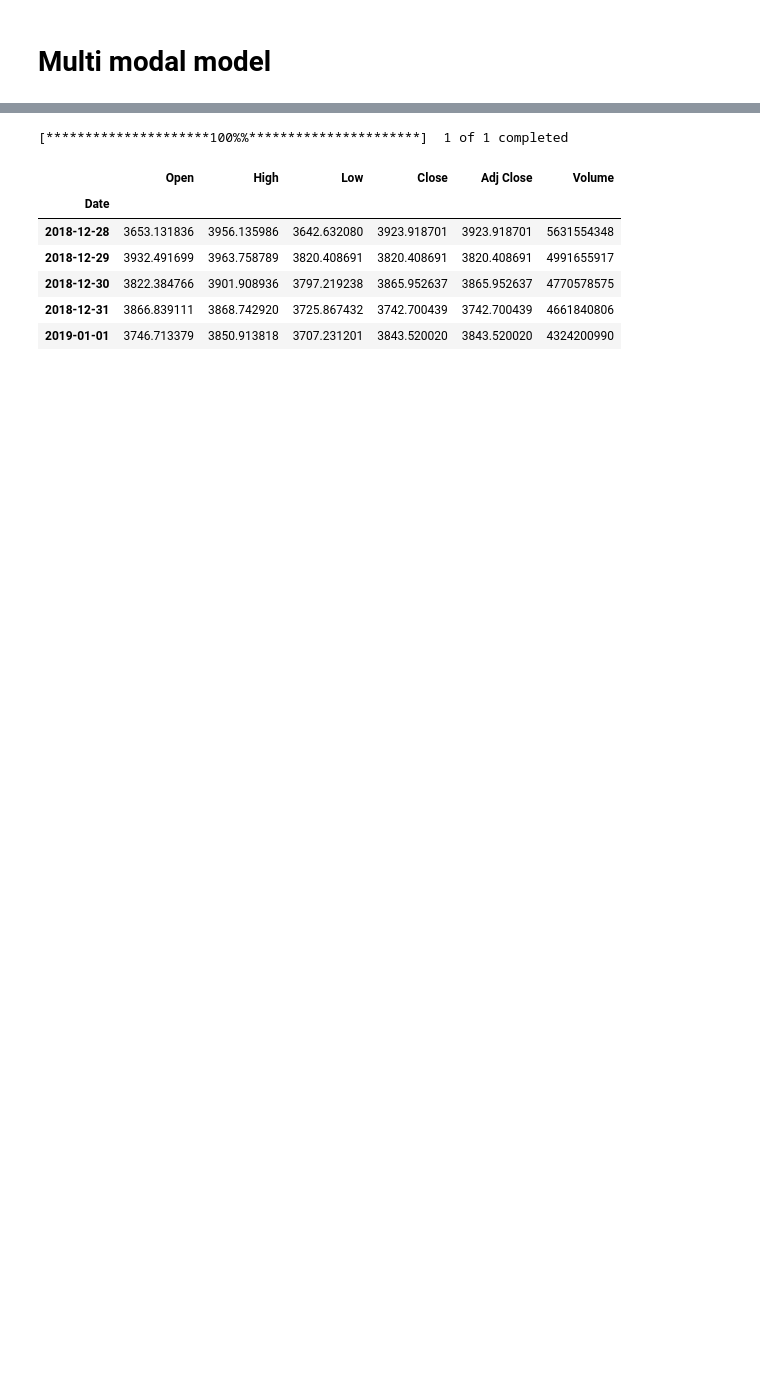
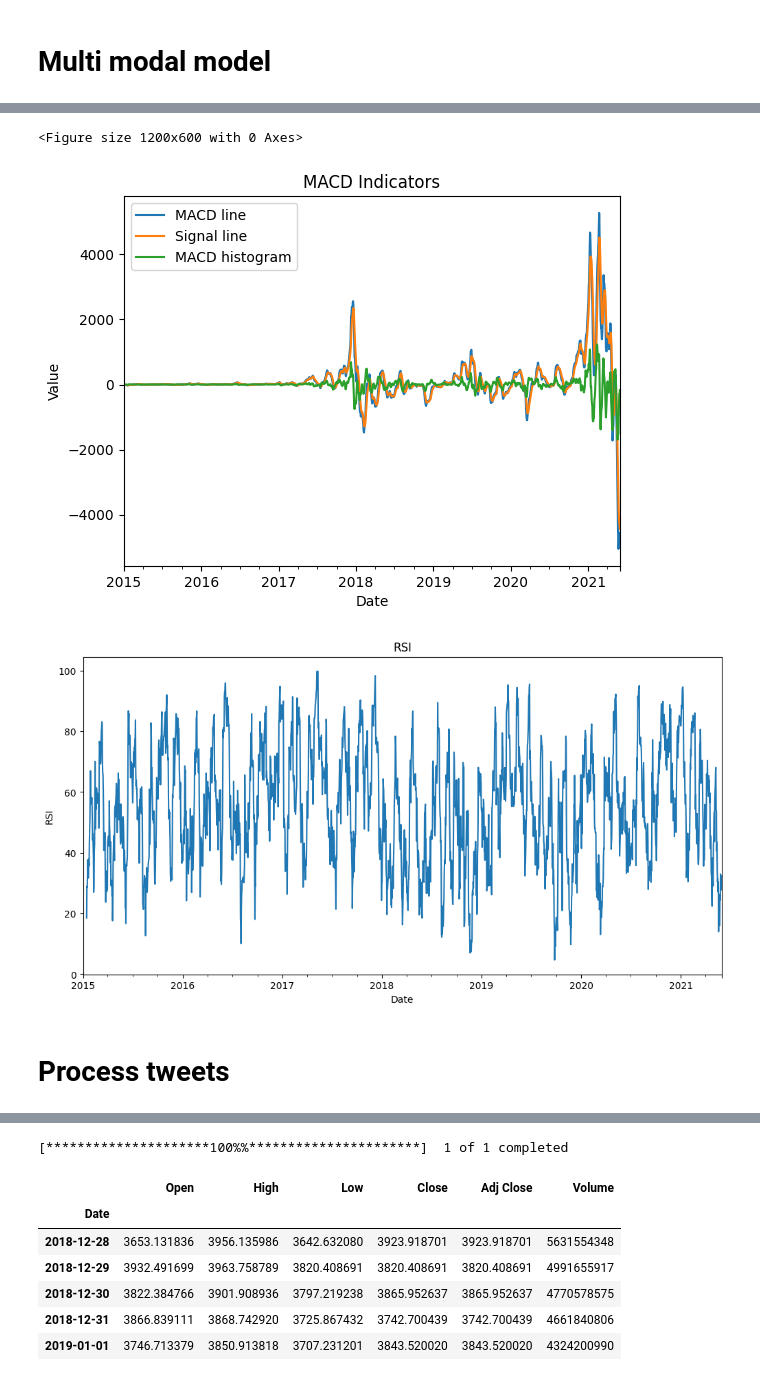
Before and after one commit to kaysho/MSc-Thesis, a Jupyter notebook: Multi_Modal_Model.ipynb, the cells around one changed output, grey strips where cells are left out. Cells and saved outputs as stored; diff of their text form; code cells hidden in the pictures; blank space fills up the shorter version.

```diff
--- a/Multi_Modal_Model.ipynb
+++ b/Multi_Modal_Model.ipynb
@@ -46,0 +222,23 @@ def processTweet(tweetFeed):
+# %%
+# Plotting MACD Line, Signal Line, MACD Histogram
+plt.figure(figsize=(12, 6))
+price[['MACD line', 'Signal line', 'MACD histogram']].plot()
+plt.title('MACD Indicators')
+plt.xlabel('Date')
+plt.ylabel('Value')
+plt.legend()
+plt.show()
+
+# Plotting RSI
+plt.figure(figsize=(12, 6))
+price['rsi'].plot()
+plt.title('RSI')
+plt.xlabel('Date')
+plt.ylabel('RSI')
+plt.show()
+# %% [output]
+<Figure size 1200x600 with 0 Axes>
+[figure, added]
+[figure, added]
+# %% [markdown]
+# Process tweets
```
Also changed, not shown: parts of 66 cells of this notebook.
